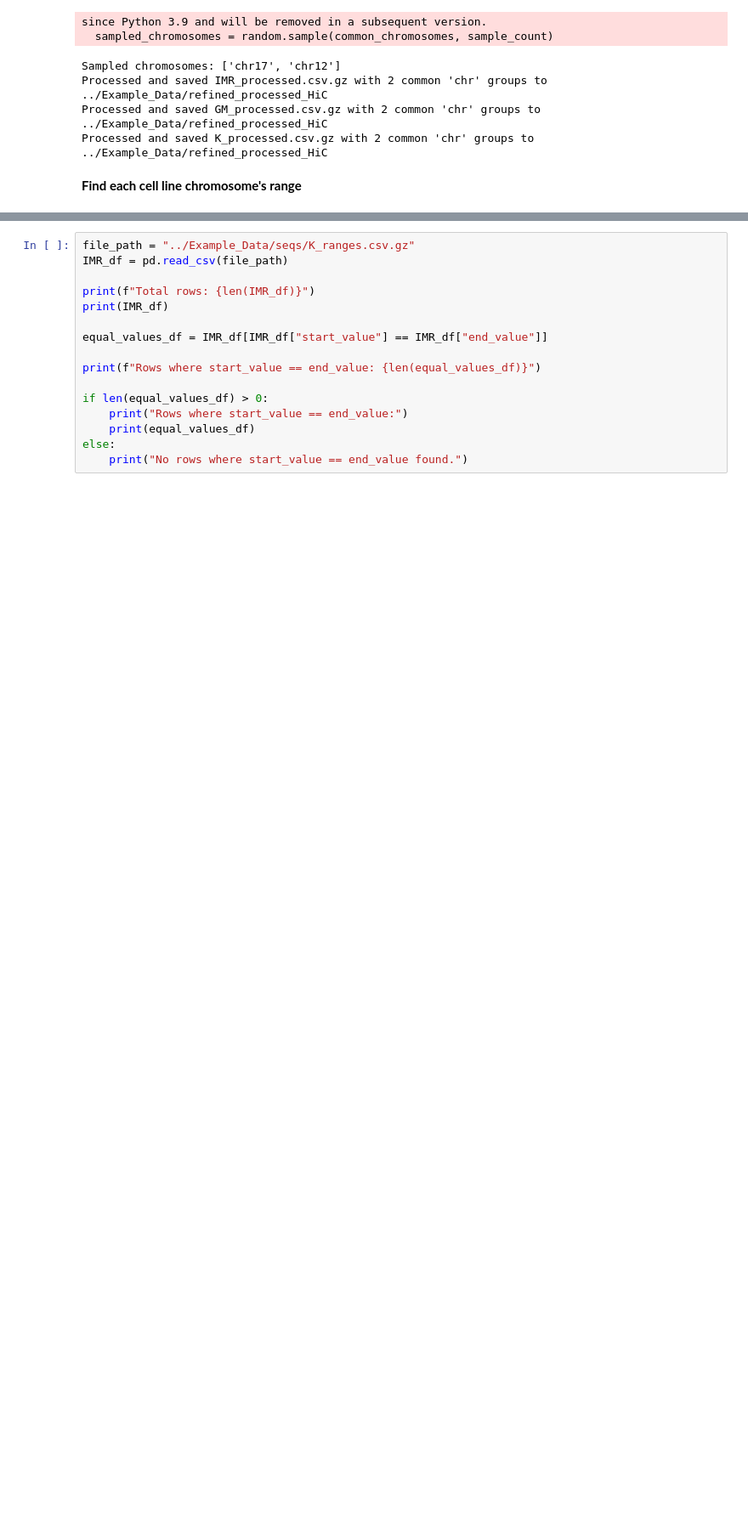
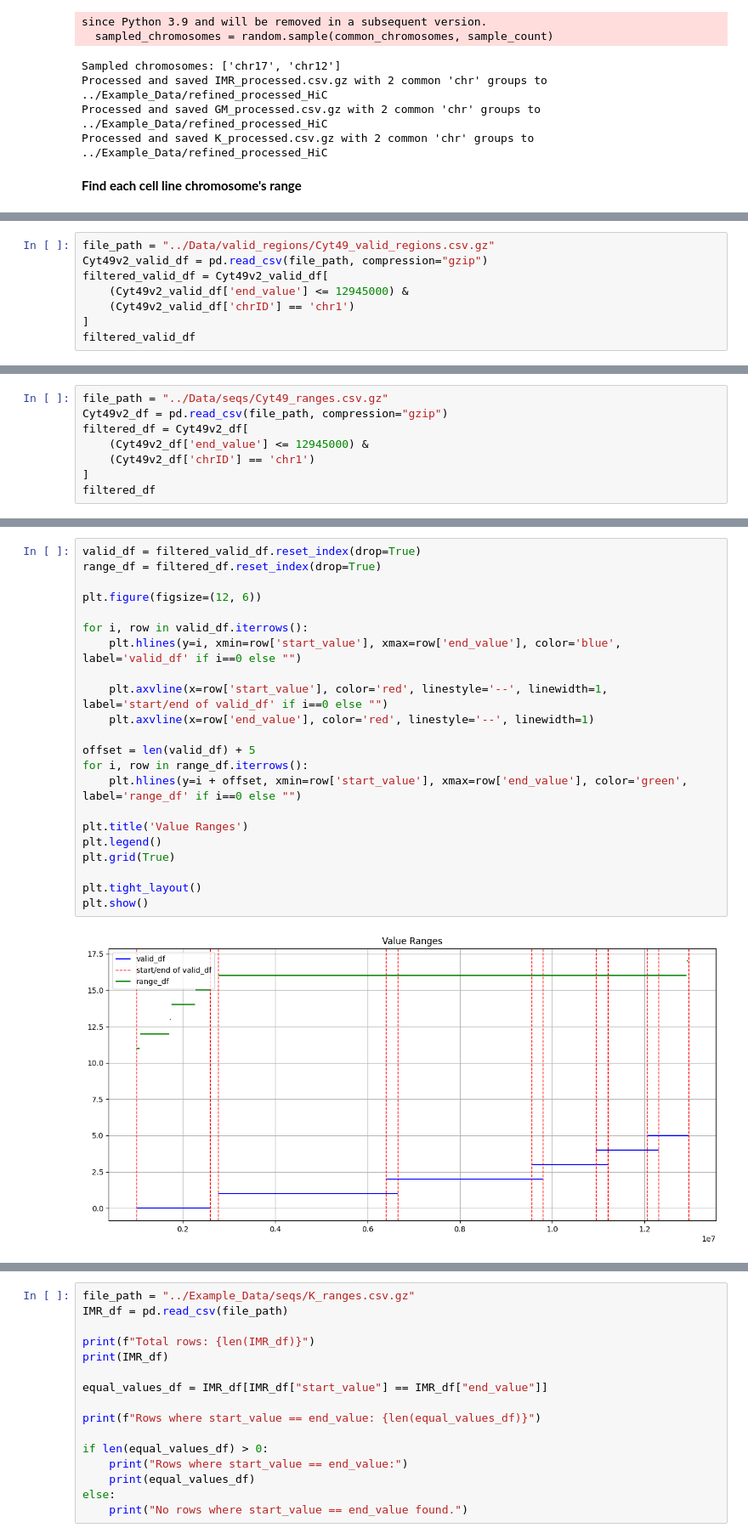
Before and after one commit to ScheWann/ChromPolymerDB, a Jupyter notebook: Scripts/extraction.ipynb, the cells around one changed output, grey strips where cells are left out. Shown at 85% size. Cells and saved outputs as stored; diff of their text form; blank space fills up the shorter version.

Commit message:
added basic introduction on overlap regions

```diff
--- a/Scripts/extraction.ipynb
+++ b/Scripts/extraction.ipynb
@@ -239,0 +237,8 @@ Processed and saved: GM_ranges.csv.gz
+# %%
+file_path = "../Data/valid_regions/Cyt49_valid_regions.csv.gz"
+Cyt49v2_valid_df = pd.read_csv(file_path, compression="gzip")
+filtered_valid_df = Cyt49v2_valid_df[
+    (Cyt49v2_valid_df['end_value'] <= 12945000) &
+    (Cyt49v2_valid_df['chrID'] == 'chr1')
+]
+filtered_valid_df
@@ -239,0 +253,8 @@ Processed and saved: GM_ranges.csv.gz
+# %%
+file_path = "../Data/seqs/Cyt49_ranges.csv.gz"
+Cyt49v2_df = pd.read_csv(file_path, compression="gzip")
+filtered_df = Cyt49v2_df[
+    (Cyt49v2_df['end_value'] <= 12945000) &
+    (Cyt49v2_df['chrID'] == 'chr1')
+]
+filtered_df
@@ -239,0 +270,24 @@ Processed and saved: GM_ranges.csv.gz
+# %%
+valid_df = filtered_valid_df.reset_index(drop=True)
+range_df = filtered_df.reset_index(drop=True)
+
+plt.figure(figsize=(12, 6))
+
+for i, row in valid_df.iterrows():
+    plt.hlines(y=i, xmin=row['start_value'], xmax=row['end_value'], color='blue', label='valid_df' if i==0 else "")
+
+    plt.axvline(x=row['start_value'], color='red', linestyle='--', linewidth=1, label='start/end of valid_df' if i==0 else "")
+    plt.axvline(x=row['end_value'], color='red', linestyle='--', linewidth=1)
+
+offset = len(valid_df) + 5
+for i, row in range_df.iterrows():
+    plt.hlines(y=i + offset, xmin=row['start_value'], xmax=row['end_value'], color='green', label='range_df' if i==0 else "")
+
+plt.title('Value Ranges')
+plt.legend()
+plt.grid(True)
+
+plt.tight_layout()
+plt.show()
+# %% [output]
+[figure, added]
```
Also changed, not shown: parts of 6 cells of this notebook, 3 other files.
